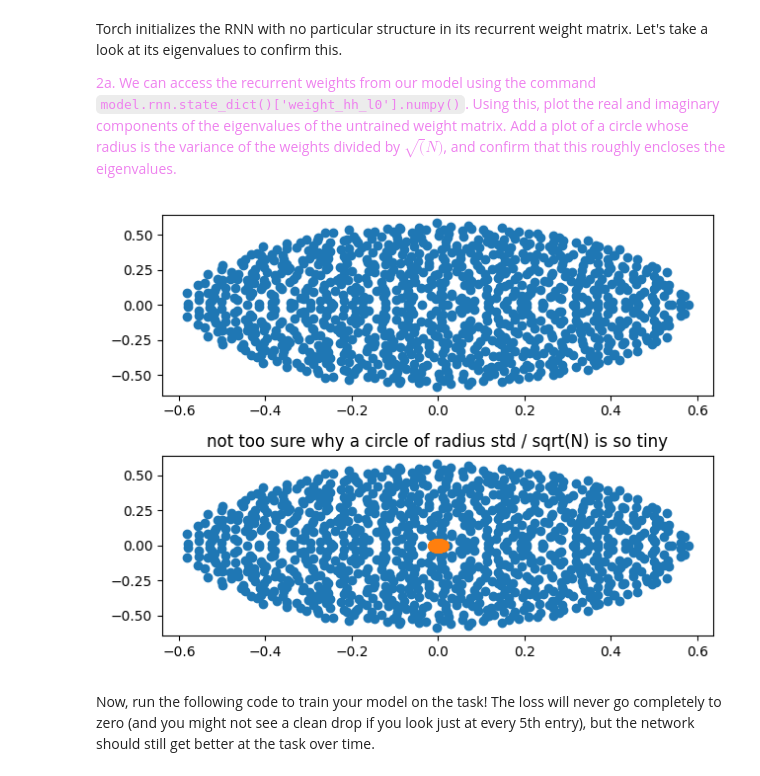
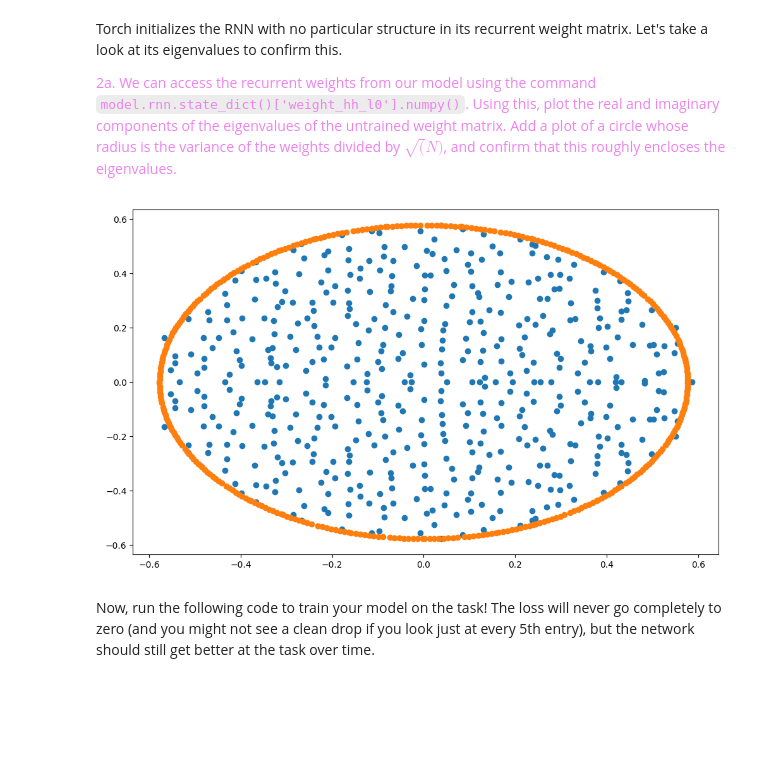
Before and after one commit to dbasrai/nuin443, a Jupyter notebook: problemSets/ps12_RNN_models-diya.ipynb, the cells around one changed output. Drawn from its saved outputs; the diff is of its cells as text; code cells hidden in the pictures; blank space fills up the shorter version.

```diff
--- a/problemSets/ps12_RNN_models-diya.ipynb
+++ b/problemSets/ps12_RNN_models-diya.ipynb
@@ -240,7 +243,7 @@ class RNN(nn.Module):
         return out
 
 input_size = 2
-hidden_size = 1000
+hidden_size = 500
 output_size = 2
 num_layers = 1
 
@@ -252,22 +255,20 @@ Torch initializes the RNN with no particular structure in its recurrent weight m
 # %%
 import copy
 weights = model.rnn.state_dict()['weight_hh_l0'].numpy()
 old_weights = copy.deepcopy(weights)
 eigval, eigvec = np.linalg.eig(weights)
-fig, ax = plt.subplots(nrows=2)
-ax[0].scatter(np.real(eigval), np.imag(eigval))
+fig, ax = plt.subplots(figsize=(10,6))
 
 
-r = np.std(eigval) / np.sqrt(hidden_size)
-ax[1].scatter(np.real(eigval), np.imag(eigval))
+r = np.std(old_weights) * np.sqrt(hidden_size)
+ax.scatter(np.real(eigval), np.imag(eigval))
 a=np.arange(360)
 px = r * np.cos(a)
 py = r * np.sin(a)
-ax[1].set_title('not too sure why a circle of radius std / sqrt(N) is so tiny')
-ax[1].scatter(px, py)
+ax.scatter(px, py)
 fig.tight_layout()
 # %% [output]
-[figure, old version]
+[figure, new version]
 # %% [markdown]
 Now, run the following code to train your model on the task! The loss will never go completely to zero (and you might not see a clean drop if you look just at every 5th entry), but the network should still get better at the task over time.
 # %%
```
Also changed, not shown: parts of 7 cells of this notebook.
